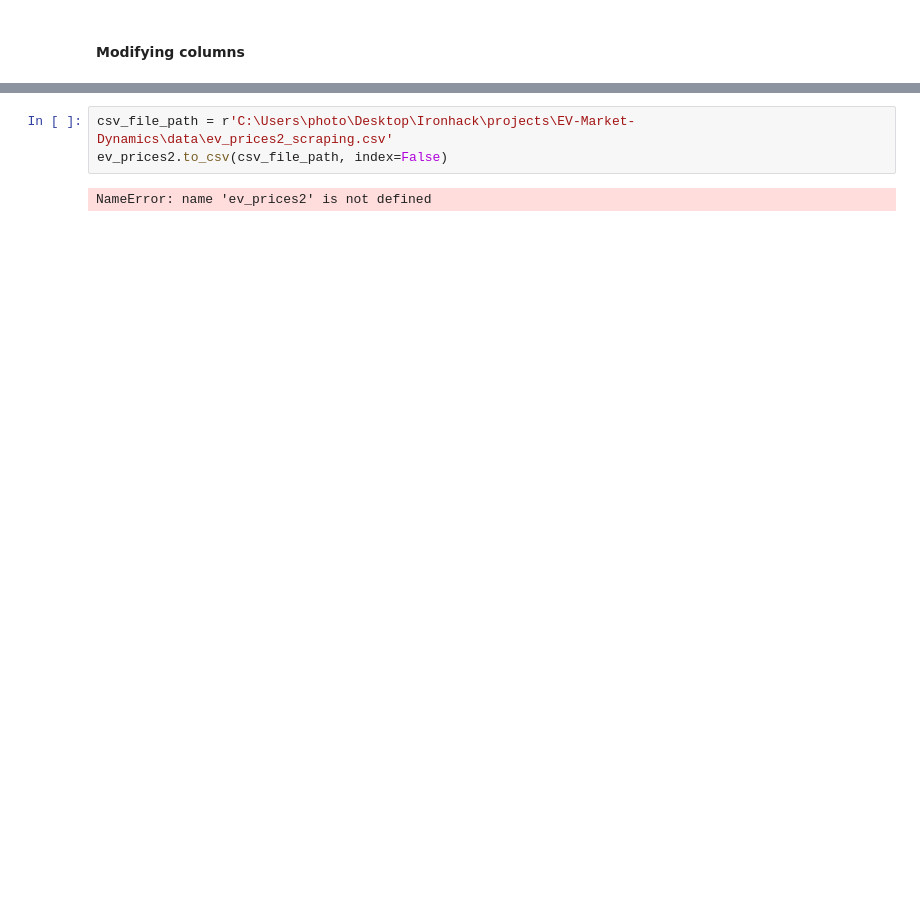
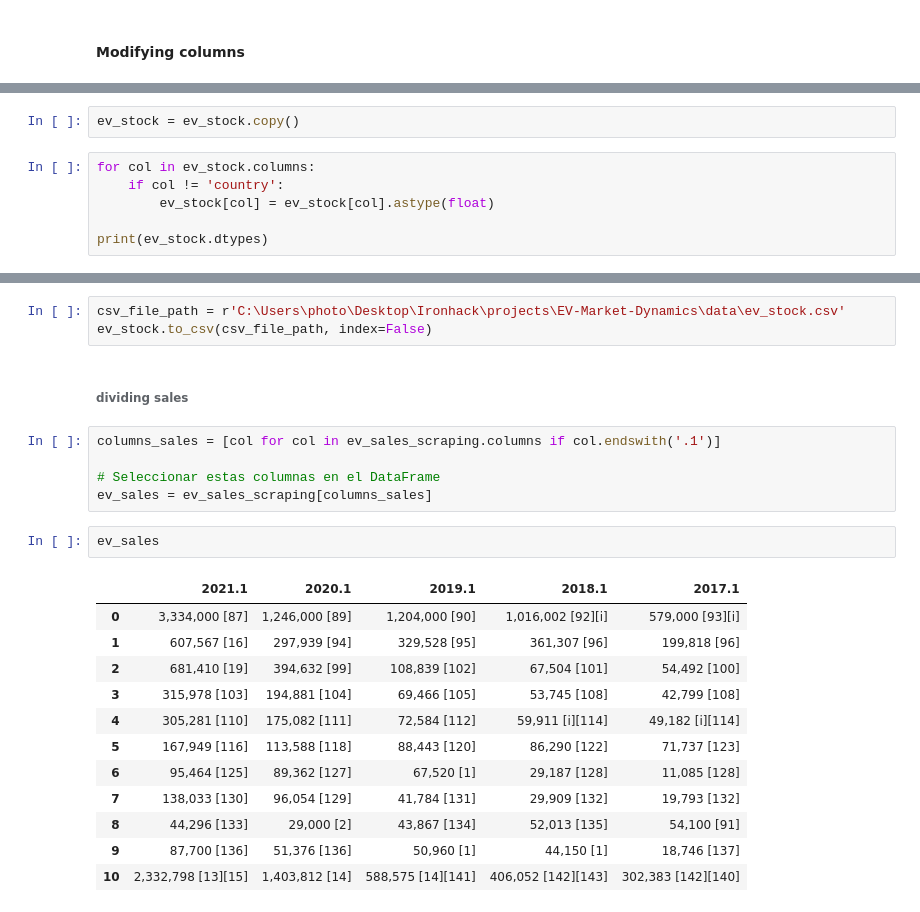
Before and after one commit to Estherkii/EV-Market-Dynamics, a Jupyter notebook: src/cleaning.ipynb, the cells around one changed output, grey strips where cells are left out. Saved outputs shown, nothing was run; the diff lists cells and outputs as text; blank space fills up the shorter version.

```diff
--- a/src/cleaning.ipynb
+++ b/src/cleaning.ipynb
@@ -407,0 +578,8 @@ ev_sales.head()
+# %%
+ev_stock = ev_stock.copy()
+# %%
+for col in ev_stock.columns:
+    if col != 'country':
+        ev_stock[col] = ev_stock[col].astype(float)
+
+print(ev_stock.dtypes)
@@ -408,5 +594,25 @@ ev_sales.head()
 # %%
-csv_file_path = r'C:\Users\photo\Desktop\Ironhack\projects\EV-Market-Dynamics\data\ev_prices2_scraping.csv'
-ev_prices2.to_csv(csv_file_path, index=False)
+csv_file_path = r'C:\Users\photo\Desktop\Ironhack\projects\EV-Market-Dynamics\data\ev_stock.csv'
+ev_stock.to_csv(csv_file_path, index=False)
-# %% [output]
-NameError: name 'ev_prices2' is not defined
+# %% [markdown]
+###### dividing sales
+# %%
+columns_sales = [col for col in ev_sales_scraping.columns if col.endswith('.1')]
+
+# Seleccionar estas columnas en el DataFrame
+ev_sales = ev_sales_scraping[columns_sales]
+# %%
+ev_sales
+# %% [output]
+|  | 2021.1 | 2020.1 | 2019.1 | 2018.1 | 2017.1 |
+| 0 | 3,334,000 [87] | 1,246,000 [89] | 1,204,000 [90] | 1,016,002 [92][i] | 579,000 [93][i] |
+| 1 | 607,567 [16] | 297,939 [94] | 329,528 [95] | 361,307 [96] | 199,818 [96] |
+| 2 | 681,410 [19] | 394,632 [99] | 108,839 [102] | 67,504 [101] | 54,492 [100] |
+| 3 | 315,978 [103] | 194,881 [104] | 69,466 [105] | 53,745 [108] | 42,799 [108] |
+| 4 | 305,281 [110] | 175,082 [111] | 72,584 [112] | 59,911 [i][114] | 49,182 [i][114] |
+| 5 | 167,949 [116] | 113,588 [118] | 88,443 [120] | 86,290 [122] | 71,737 [123] |
+| 6 | 95,464 [125] | 89,362 [127] | 67,520 [1] | 29,187 [128] | 11,085 [128] |
+| 7 | 138,033 [130] | 96,054 [129] | 41,784 [131] | 29,909 [132] | 19,793 [132] |
+| 8 | 44,296 [133] | 29,000 [2] | 43,867 [134] | 52,013 [135] | 54,100 [91] |
+| 9 | 87,700 [136] | 51,376 [136] | 50,960 [1] | 44,150 [1] | 18,746 [137] |
+| 10 | 2,332,798 [13][15] | 1,403,812 [14] | 588,575 [14][141] | 406,052 [142][143] | 302,383 [142][140] |
```
Also changed, not shown: parts of 34 cells of this notebook, 5 other files.
